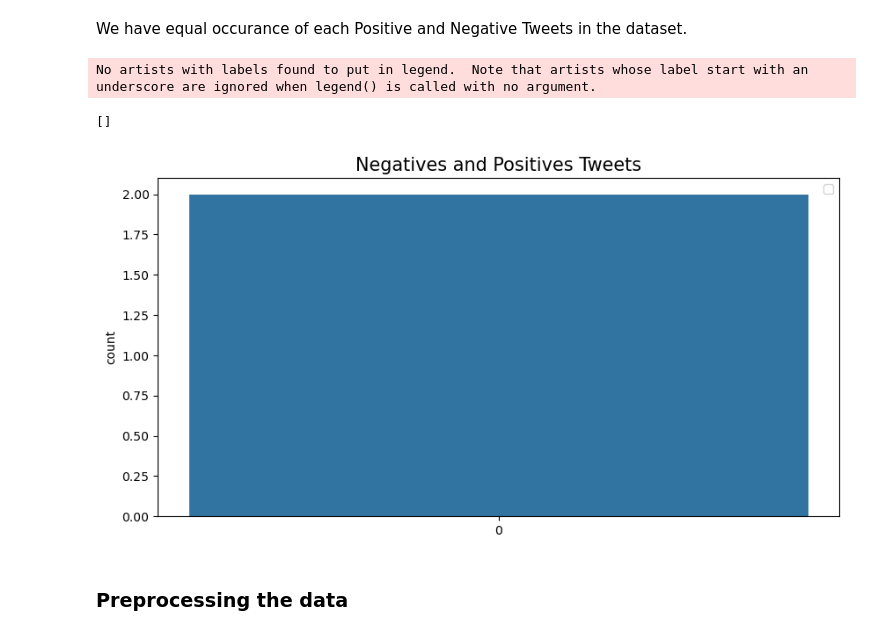
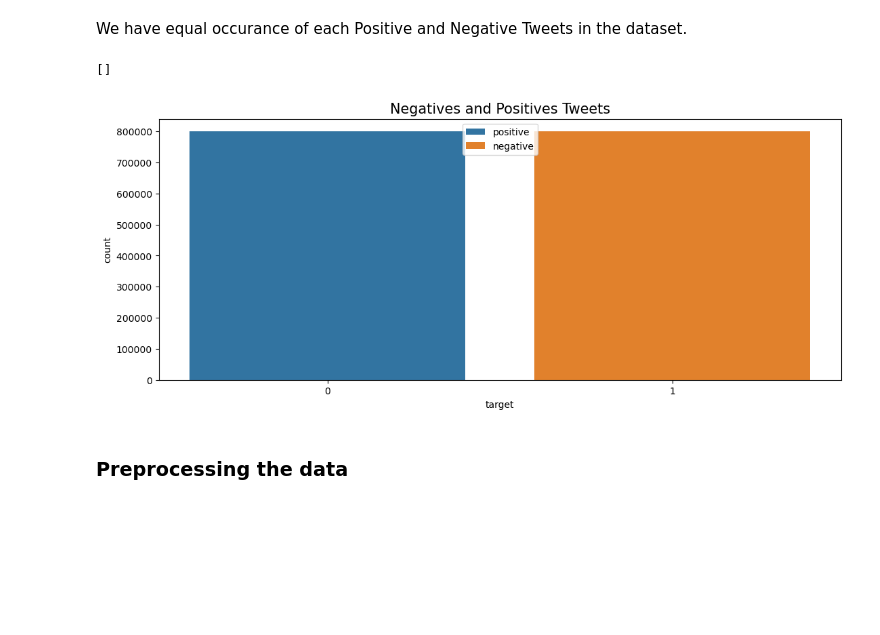
Before and after one commit to Singhal-Piyush/DL_Twitter_Sentiment_Analysis, a Jupyter notebook: Twitter_Sentiment_Analysis_Data_Preprocessing.ipynb, the cells around one changed output. Saved outputs shown, nothing was run; the diff lists cells and outputs as text; code cells hidden in the pictures; blank space fills up the shorter version.

```diff
--- a/Twitter_Sentiment_Analysis_Data_Preprocessing.ipynb
+++ b/Twitter_Sentiment_Analysis_Data_Preprocessing.ipynb
@@ -147,16 +173,15 @@ We have equal occurance of each Positive and Negative Tweets in the dataset.
 # %%
 # work on this visualization
 ###### Pending
 
-plt.figure(figsize = (10,5))
-sns.countplot(dataset_tweets['target'].value_counts())
+plt.figure(figsize = (13,5))
+sns.countplot(x='target', data = dataset_tweets, label = ['positive','negative'])
 plt.xticks()
-plt.legend()
+plt.legend(loc = 'upper center')
 plt.title("Negatives and Positives Tweets",fontsize =15)
 plt.plot()
 # %% [output]
-No artists with labels found to put in legend.  Note that artists whose label start with an underscore are ignored when legend() is called with no argument.
+[]
-[]
-[figure, old version]
+[figure, new version]
 # %% [markdown]
 ### Preprocessing the data
```
Also changed, not shown: parts of 13 cells of this notebook, 3 other files.
